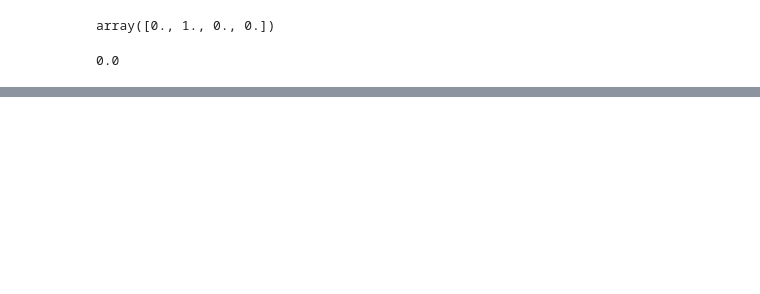
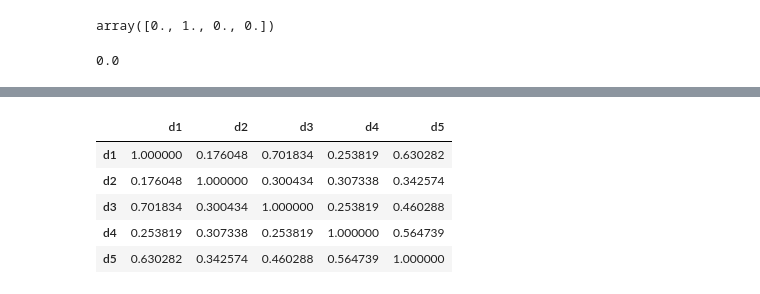
Before and after one commit to KimMinGyu-ay/Data-analysis, a Jupyter notebook: 설문조사_유사응답/설문조사_유사답변_데이터관리.ipynb, the cells around one changed output, grey strips where cells are left out. Cells and saved outputs as stored; diff of their text form; code cells hidden in the pictures; blank space fills up the shorter version.

```diff
--- a/설문조사_유사응답/설문조사_유사답변_데이터관리.ipynb
+++ b/설문조사_유사응답/설문조사_유사답변_데이터관리.ipynb
@@ -237,0 +482,13 @@ document_distances.toarray()[1][3]
+# %%
+from sklearn.metrics.pairwise import cosine_similarity
+
+cos_sim_df = pd.DataFrame(cosine_similarity(tf_idf_df, tf_idf_df), columns = ['d1', 'd2', 'd3', 'd4', 'd5'], index = ['d1', 'd2', 'd3', 'd4', 'd5'])
+
+cos_sim_df
+# %% [output]
+|  | d1 | d2 | d3 | d4 | d5 |
+| d1 | 1.000000 | 0.176048 | 0.701834 | 0.253819 | 0.630282 |
+| d2 | 0.176048 | 1.000000 | 0.300434 | 0.307338 | 0.342574 |
+| d3 | 0.701834 | 0.300434 | 1.000000 | 0.253819 | 0.460288 |
+| d4 | 0.253819 | 0.307338 | 0.253819 | 1.000000 | 0.564739 |
+| d5 | 0.630282 | 0.342574 | 0.460288 | 0.564739 | 1.000000 |
```
Also changed, not shown: parts of 61 cells of this notebook.
